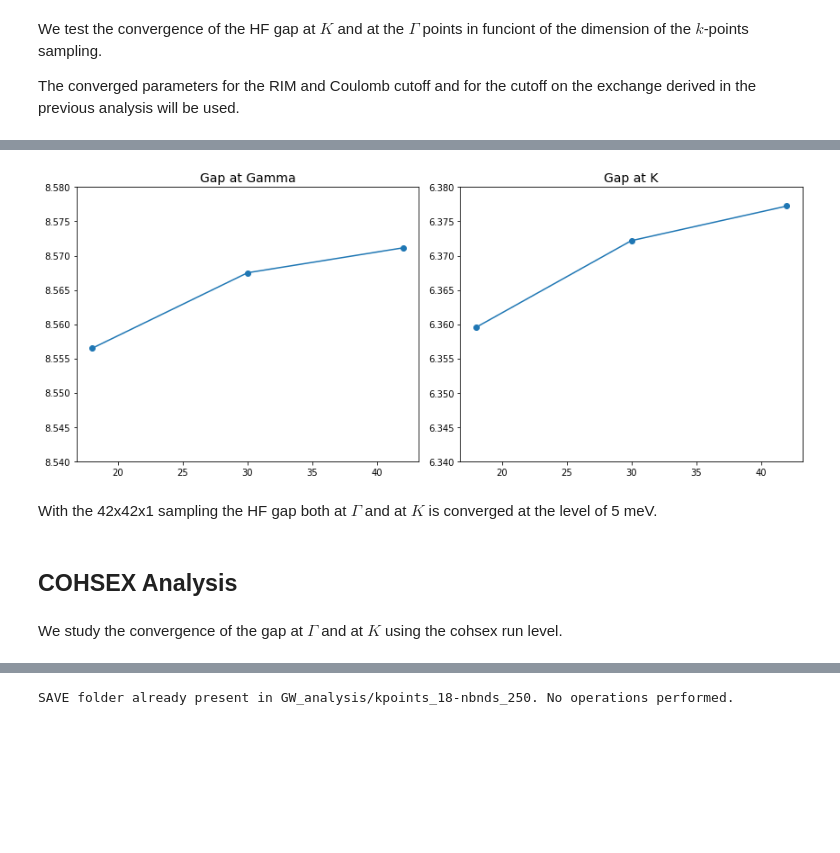
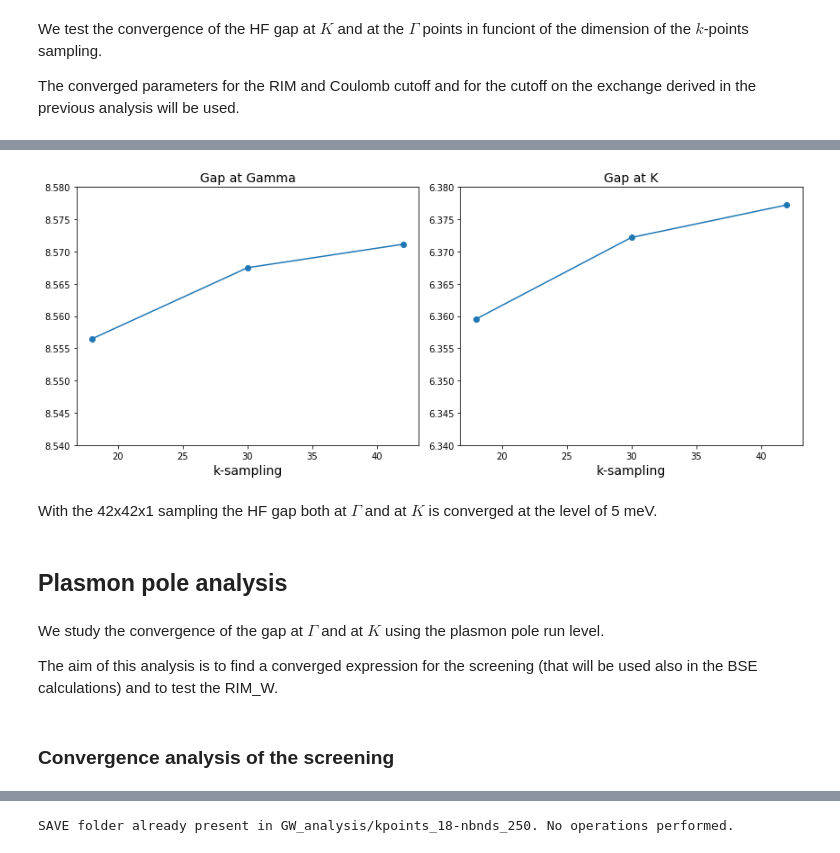
Before and after one commit to marcodalessandro76/MoS2, a Jupyter notebook: GW_Analysis.ipynb, the cells around one changed output, grey strips where cells are left out. Cells and saved outputs as stored; diff of their text form; code cells hidden in the pictures; blank space fills up the shorter version.

```diff
--- a/GW_Analysis.ipynb
+++ b/GW_Analysis.ipynb
@@ -247,21 +249,19 @@ study.set_postprocessing_function(PP.yambo_parse_data)
 
 RandQpts = [1000000,2000000,3000000,5000000,8000000] # Number of random q-points in the BZ
 RandGvec = 100 # use the RIM for the first RandGvec G-components of the coulomb potential
-RandGvecW = 9
 
 inp['variables']['RandGvec'] = [RandGvec,'RL']
-inp['variables']['RandGvecW'] = [RandGvecW,'RL']
 
 # append runs for the Gamma point
 for randqpts in RandQpts:
-    idd = 'hf-G-randqpts_%s-randgvec_%s-randgvecw_%s'%(randqpts,RandGvec,RandGvecW)
+    idd = 'hf-G-randqpts_%s-randgvec_%s'%(randqpts,RandGvec)
     inp.set_kRange(Gamma_index,Gamma_index)
     inp['variables']['RandQpts'] = [randqpts,'']
     study.append_run(id=idd,input=inp,runner=code,jobname =idd)
 
 # append runs for the K point
 for randqpts in RandQpts:
-    idd = 'hf-K-randqpts_%s-randgvec_%s-randgvecw_%s'%(randqpts,RandGvec,RandGvecW)
+    idd = 'hf-K-randqpts_%s-randgvec_%s'%(randqpts,RandGvec)
     inp.set_kRange(K_index,K_index)
     inp['variables']['RandQpts'] = [randqpts,'']
     study.append_run(id=idd,input=inp,runner=code,jobname =idd)
@@ -369,18 +368,15 @@ We the define the input variables commmon to all the runs
 start_band,stop_band = 26,27 # bands range for the computation of the HF corrections
 Gamma_index, K_index = 1, 37
 RandGvec = 100
-RandGvecW = 100
 Randqpts = 5e6
 
 EXXRLVcs_units = 'Ha'
 
-inp = I.YamboInput(args='mpirun -np 1 yambo -r -x -V all',folder=run_dir)
-inp.set_extendOut()
+inp = I.YamboInput(args='yambo -r -x -V all',folder=run_dir)
 
 inp.set_bandRange(start_band,stop_band)
 inp['variables']['CUTGeo'] = 'slab z'
 inp['variables']['RandGvec'] = [RandGvec,'RL']
-inp['variables']['RandGvecW'] = [RandGvecW,'RL']
 inp['variables']['RandQpts'] = [Randqpts,'']
 
 inp
@@ -405,13 +401,10 @@ inp
 # %% [markdown]
 We perform a convergence run on the EXXRLvcs parameter
 # %%
-study = D.Dataset(run_dir=run_dir,num_tasks=2,verbose=True)
+study = D.Dataset(run_dir=run_dir,num_tasks=4,verbose=True)
 study.set_postprocessing_function(PP.yambo_parse_data)
 
 EXXRLvcs = [10.,20.,30.,40.] # Ha
-
-inp['variables']['RandGvec'] = [RandGvec,'RL']
-inp['variables']['RandGvecW'] = [RandGvecW,'RL']
 
 # append runs for the Gamma point
 for exxrlvcs in EXXRLvcs:
@@ -497,7 +489,7 @@ EXXRLVcs_units = 'Ha'
 # %%
 kpoints = [18,30,42]
 # %%
-study = D.Dataset(num_tasks=2,verbose=True)
+study = D.Dataset(num_tasks=4,verbose=True)
 study.set_postprocessing_function(PP.yambo_parse_data)
 
 for k in kpoints:
@@ -505,24 +497,22 @@ for k in kpoints:
     run_dir = 'GW_analysis/kpoints_%s-nbnds_250'%k
     Tools.build_SAVE(source_dir,run_dir)
 
-    inp = I.YamboInput(args='mpirun -np 1 yambo -r -x -V all',folder=run_dir)
-    inp.set_extendOut()
+    inp = I.YamboInput(args='yambo -r -x -V all',folder=run_dir)
     inp['variables']['EXXRLvcs'] = [EXXRLvcs,EXXRLVcs_units]
     inp['variables']['VXCRLvcs'] = [EXXRLvcs,EXXRLVcs_units]
     inp.set_bandRange(start_band,stop_band)
     inp['variables']['CUTGeo'] = 'slab z'
     inp['variables']['RandGvec'] = [RandGvec,'RL']
-    inp['variables']['RandGvecW'] = [RandGvecW,'RL']
     inp['variables']['RandQpts'] = [RandQpts,'']
-    inp['variables']['SE_CPU'] = '1.1.16' # for 1 node on ismhpc
+    inp['variables']['SE_CPU'] = '1.1.16' # for 1 nodes on ismhpc (with 16 mpi and 2 omp per node)
     inp['variables']['SE_ROLEs'] = 'q.qp.b'
 
     # append run at G
-    idd = 'hf-G-slab_z-kpoints_%s'%k
+    idd = 'hf-G-kpoints_%s'%k
     inp.set_kRange(Gamma_index[k],Gamma_index[k])
     study.append_run(id=idd,input=inp,runner=code,run_dir=run_dir,jobname=idd)
     # append run at K
-    idd = 'hf-K-slab_z-kpoints_%s'%k
+    idd = 'hf-K-kpoints_%s'%k
     inp.set_kRange(K_index[k],K_index[k])
     study.append_run(id=idd,input=inp,runner=code,run_dir=run_dir,jobname=idd)
 # %% [output]
@@ -565,20 +551,27 @@ gap_G, gap_K
 # %%
 fig, axes = plt.subplots(nrows=1, ncols=2, figsize=(12, 5))
 axes[0].plot(kpoints,gap_G)
 axes[0].scatter(kpoints,gap_G)
 axes[0].set_title('Gap at Gamma',size=14)
+axes[0].set_xlabel('k-sampling',size=14)
 axes[1].plot(kpoints, gap_K)
 axes[1].scatter(kpoints,gap_K)
 axes[1].set_title('Gap at K',size=14)
 axes[0].set_ylim(8.54,8.58)
 axes[1].set_ylim(6.34,6.38)
+axes[1].set_xlabel('k-sampling',size=14)
 fig.tight_layout()
 # %% [output]
-[figure, old version]
+[figure, new version]
 # %% [markdown]
 With the 42x42x1 sampling the HF gap both at $\Gamma$ and at $K$ is converged at
 the level of 5 meV.
-# %% [markdown]
-## COHSEX Analysis
+# %% [markdown]
+## Plasmon pole analysis
 # %% [markdown]
-We study the convergence of the gap at $\Gamma$ and at $K$ using the cohsex run level.
+We study the convergence of the gap at $\Gamma$ and at $K$ using the plasmon pole run level.
+
+The aim of this analysis is to find a converged expression for the screening (that will be used also in the BSE calculations)
+and to test the RIM_W.
+# %% [markdown]
+### Convergence analysis of the screening
```
Also changed, not shown: parts of 98 cells of this notebook.
